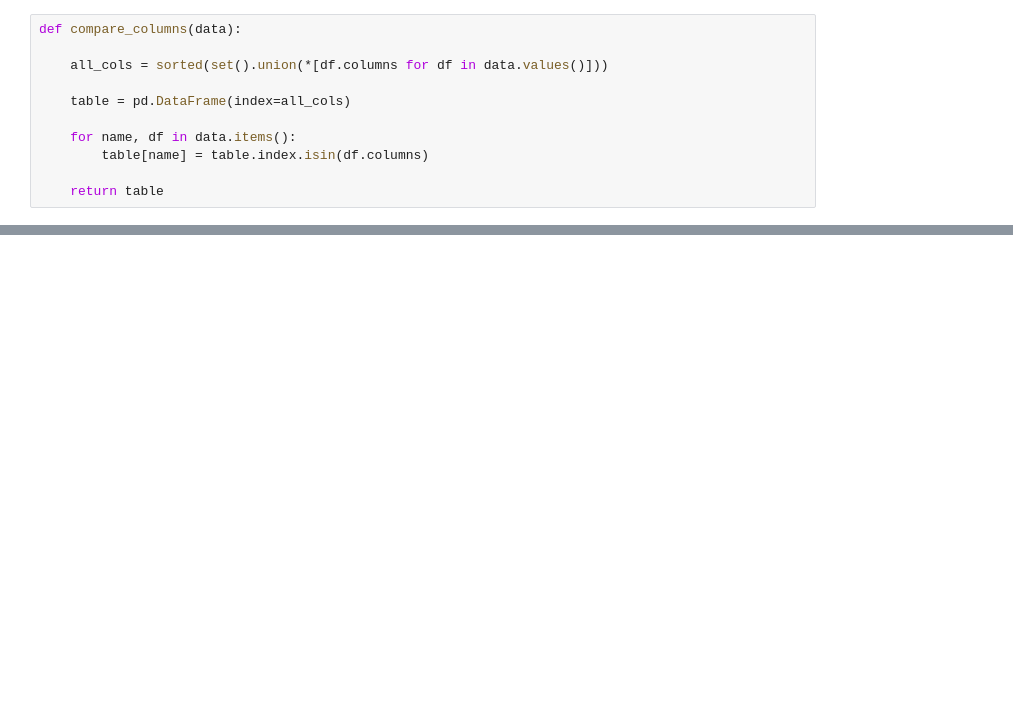
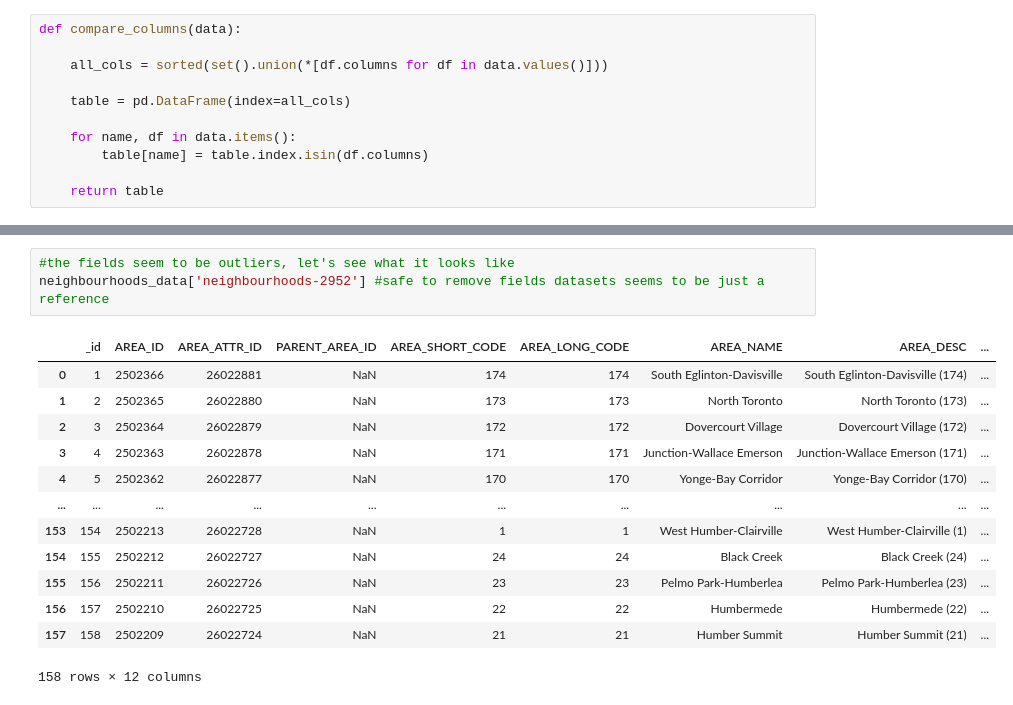
Before and after one commit to kmefu94/Water-Infrastructure-Risk-Toronto, a Jupyter notebook: reports/Data_Inventory.ipynb, the cells around one changed output, grey strips where cells are left out. Drawn from its saved outputs; the diff is of its cells as text; blank space fills up the shorter version.

```diff
--- a/reports/Data_Inventory.ipynb
+++ b/reports/Data_Inventory.ipynb
@@ -261,0 +667,17 @@ updated_311['SR2010'].head()
+# %%
+#the fields seem to be outliers, let's see what it looks like
+neighbourhoods_data['neighbourhoods-2952'] #safe to remove fields datasets seems to be just a reference
+# %% [output]
+|  | _id | AREA_ID | AREA_ATTR_ID | PARENT_AREA_ID | AREA_SHORT_CODE | AREA_LONG_CODE | AREA_NAME | AREA_DESC | ... |
+| 0 | 1 | 2502366 | 26022881 | NaN | 174 | 174 | South Eglinton-Davisville | South Eglinton-Davisville (174) | ... |
+| 1 | 2 | 2502365 | 26022880 | NaN | 173 | 173 | North Toronto | North Toronto (173) | ... |
+| 2 | 3 | 2502364 | 26022879 | NaN | 172 | 172 | Dovercourt Village | Dovercourt Village (172) | ... |
+| 3 | 4 | 2502363 | 26022878 | NaN | 171 | 171 | Junction-Wallace Emerson | Junction-Wallace Emerson (171) | ... |
+| 4 | 5 | 2502362 | 26022877 | NaN | 170 | 170 | Yonge-Bay Corridor | Yonge-Bay Corridor (170) | ... |
+| ... | ... | ... | ... | ... | ... | ... | ... | ... | ... |
+| 153 | 154 | 2502213 | 26022728 | NaN | 1 | 1 | West Humber-Clairville | West Humber-Clairville (1) | ... |
+| 154 | 155 | 2502212 | 26022727 | NaN | 24 | 24 | Black Creek | Black Creek (24) | ... |
+| 155 | 156 | 2502211 | 26022726 | NaN | 23 | 23 | Pelmo Park-Humberlea | Pelmo Park-Humberlea (23) | ... |
+| 156 | 157 | 2502210 | 26022725 | NaN | 22 | 22 | Humbermede | Humbermede (22) | ... |
+| 157 | 158 | 2502209 | 26022724 | NaN | 21 | 21 | Humber Summit | Humber Summit (21) | ... |
+158 rows × 12 columns
```
Also changed, not shown: parts of 80 cells of this notebook, 3 other files.
